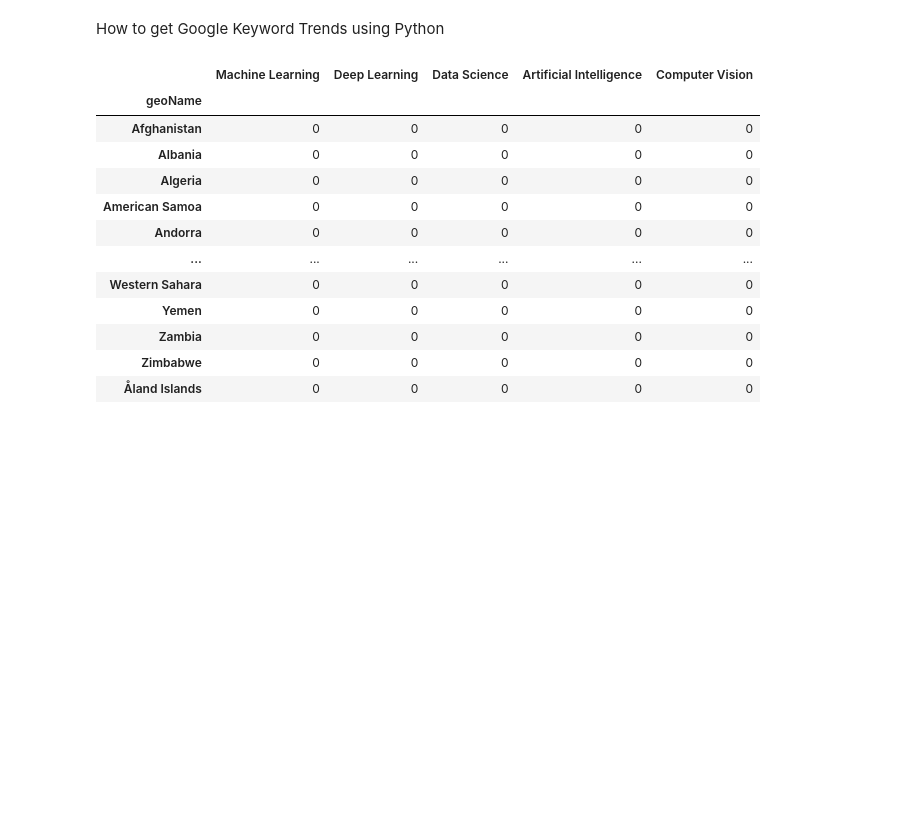
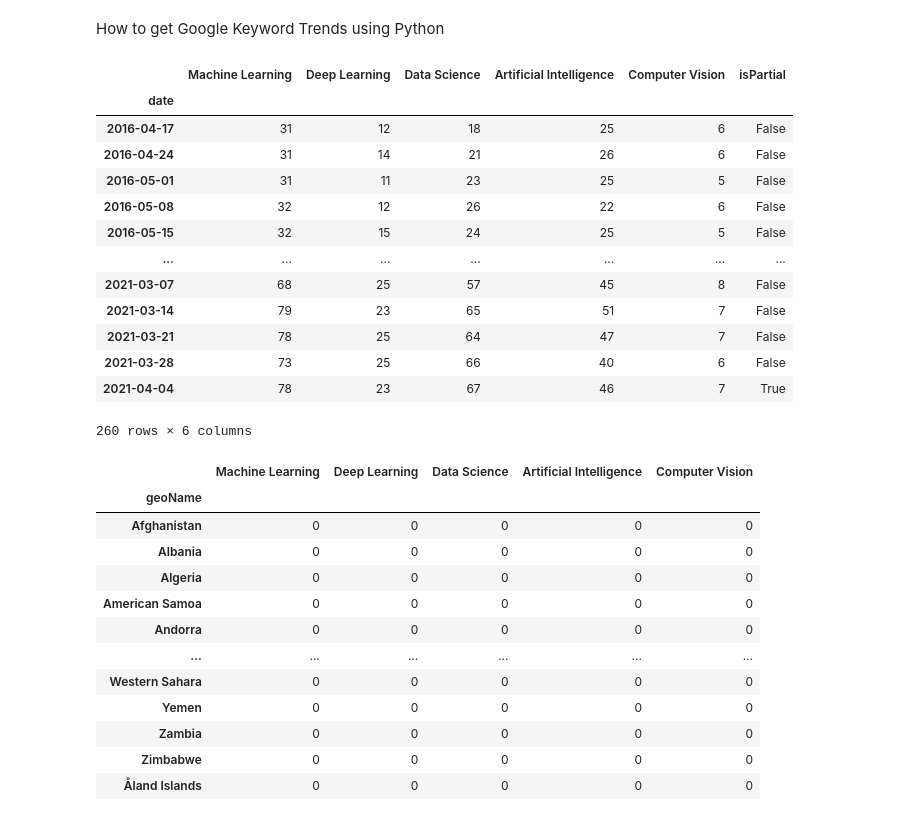
Before and after one commit to sachinshubhams/Google-Keyword-Trends, a Jupyter notebook: Google Keyword Trends.ipynb, the cells around one changed output. Drawn from its saved outputs; the diff is of its cells as text; code cells hidden in the pictures; blank space fills up the shorter version.

```diff
--- a/Google Keyword Trends.ipynb
+++ b/Google Keyword Trends.ipynb
@@ -18,7 +17,22 @@ trend_Req.build_payload(trendy_keywords)
 # %%
 #interest over time
 iot=trend_Req.interest_over_time()
-#iot
+iot
+# %% [output]
+|  | Machine Learning | Deep Learning | Data Science | Artificial Intelligence | Computer Vision | isPartial |
+| date |  |  |  |  |  |  |
+| 2016-04-17 | 31 | 12 | 18 | 25 | 6 | False |
+| 2016-04-24 | 31 | 14 | 21 | 26 | 6 | False |
+| 2016-05-01 | 31 | 11 | 23 | 25 | 5 | False |
+| 2016-05-08 | 32 | 12 | 26 | 22 | 6 | False |
+| 2016-05-15 | 32 | 15 | 24 | 25 | 5 | False |
+| ... | ... | ... | ... | ... | ... | ... |
+| 2021-03-07 | 68 | 25 | 57 | 45 | 8 | False |
+| 2021-03-14 | 79 | 23 | 65 | 51 | 7 | False |
+| 2021-03-21 | 78 | 25 | 64 | 47 | 7 | False |
+| 2021-03-28 | 73 | 25 | 66 | 40 | 6 | False |
+| 2021-04-04 | 78 | 23 | 67 | 46 | 7 | True |
+260 rows × 6 columns
 # %%
 #interest by region
 ior=trend_Req.interest_by_region()
```
Also changed, not shown: parts of 1 cell of this notebook.
